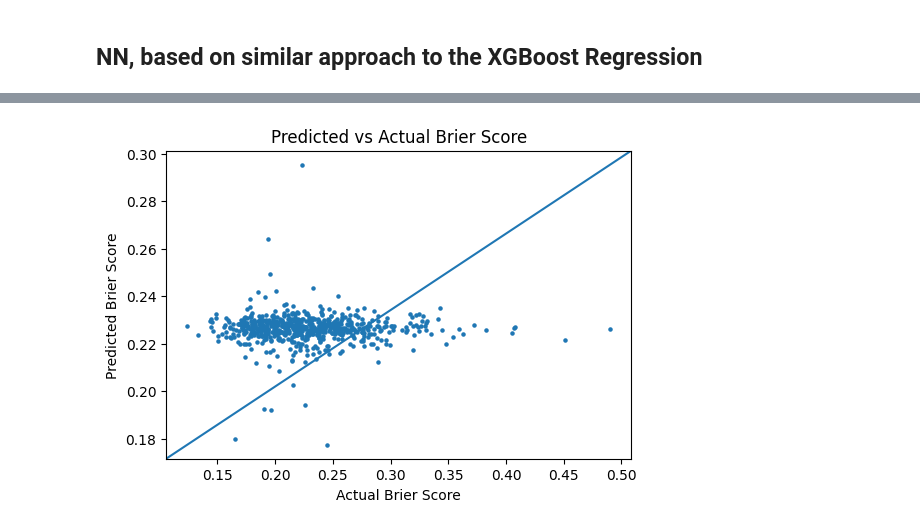
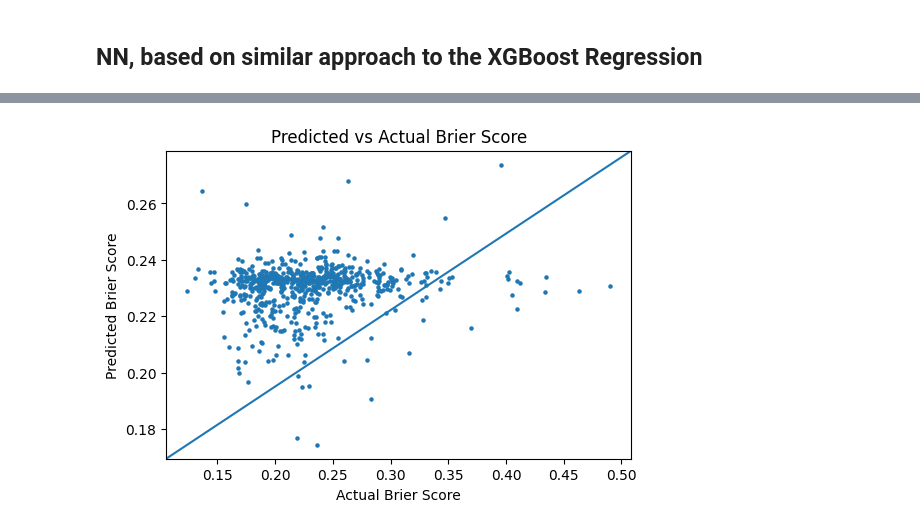
Before and after one commit to jbreffle/acx-prediction-contest, a Jupyter notebook: notebooks/5_post_hoc_nn.ipynb, the cells around one changed output, grey strips where cells are left out. Saved outputs shown, nothing was run; the diff lists cells and outputs as text; code cells hidden in the pictures.

Commit message:
Create src.models and start switching to it

```diff
--- a/notebooks/5_post_hoc_nn.ipynb
+++ b/notebooks/5_post_hoc_nn.ipynb
@@ -133,24 +78,34 @@ class Net(nn.Module):
 # %%
 # Initialize and train the model
+params = models.get_default_params()
+params.hidden_layer_sizes = [100, 50, 10]
+seed = 42
+torch.manual_seed(seed)
+print(f"Using device: {params.device}")
 
-# Set rng
-torch.manual_seed(1337)
+# Split into train and test sets
+X_train, X_test, y_train, y_test = train_test_split(
+    X_tensor, y_tensor, train_size=params.train_size, random_state=seed
+)
+train_data = TensorDataset(X_train, y_train)
+test_data = TensorDataset(X_test, y_test)
+train_loader = DataLoader(train_data, shuffle=True, batch_size=params.batch_size)
+test_loader = DataLoader(test_data, batch_size=len(test_data.tensors[0]))
+X_train, y_train = X_train.to(params.device), y_train.to(params.device)
+X_test, y_test = X_test.to(params.device), y_test.to(params.device)
 
 # Create the model
 input_size = X_train.shape[1]
-hidden_layer_sizes = [100, 50, 10]
-model = Net(input_size, hidden_layer_sizes)
+model = models.Net(input_size, params.hidden_layer_sizes)
 
 # Define the loss function and optimizer
 criterion = nn.MSELoss()
-optimizer = optim.Adam(model.parameters(), lr=0.001)
+optimizer = optim.Adam(model.parameters(), lr=params.lr)
+loss_function = nn.MSELoss()
 
-# Train the model
 model.train()
-
-n_epochs = 600
-for epoch in range(n_epochs):
-    for i, (inputs, labels) in enumerate(train_dataloader):
+for epoch in range(params.n_epochs):
+    for i, (inputs, labels) in enumerate(train_loader):
         # Zero the parameter gradients
         optimizer.zero_grad()
         # Forward pass
@@ -167,10 +122,10 @@ model.eval()
 
 # Make test predictions
 y_pred = []
-for inputs, labels in test_dataloader:
+for inputs, labels in test_loader:
     outputs = model(inputs)
     y_pred.extend(outputs.detach().numpy().flatten())
 y_pred = np.array(y_pred)
 
-print(f"PyTorch test MSE: {mean_squared_error(y_test, y_pred)}")
+print(f"PyTorch test MSE: {mean_squared_error(y_test.cpu(), y_pred)}")
 # %% [output]
@@ -184,12 +140,12 @@ PyTorch test MSE: 0.0021598566897827417
 # %%
 # Plot predictions against actual values
 fig = plt.figure(figsize=(6, 4))
 ax = fig.add_subplot(111)
-ax.scatter(y_test, y_pred, s=5)
+ax.scatter(y_test.cpu(), y_pred, s=5)
 ax.set_xlabel("Actual Brier Score")
 ax.set_ylabel("Predicted Brier Score")
 ax.set_title("Predicted vs Actual Brier Score")
 ax.plot([0, 1], [0, 1], transform=ax.transAxes)
 plt.show()
 # %% [output]
-[figure, old version]
+[figure, new version]
```
Also changed, not shown: parts of 8 cells of this notebook, 1 other file.
